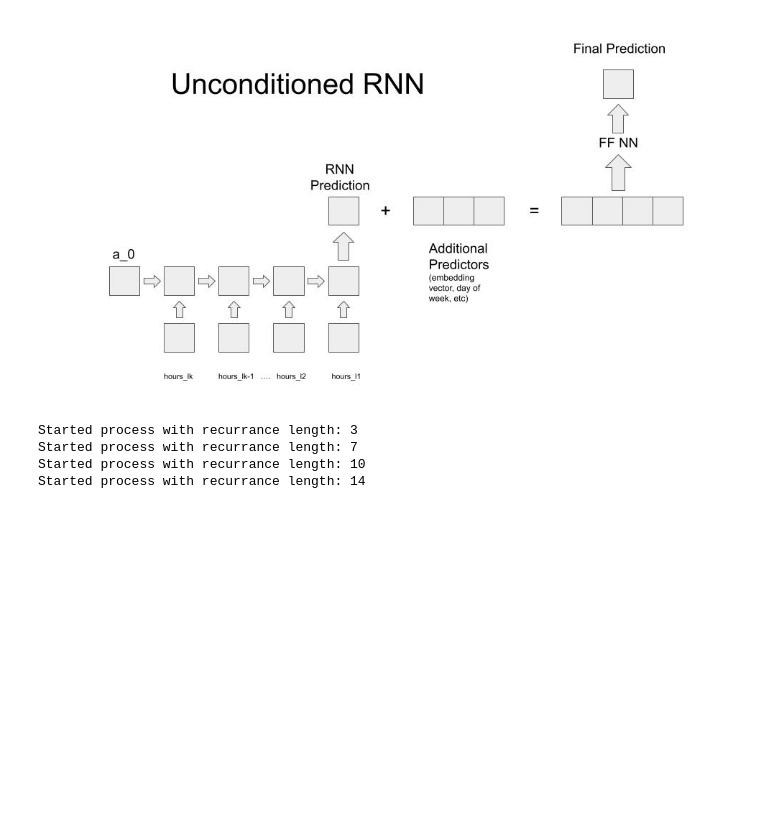
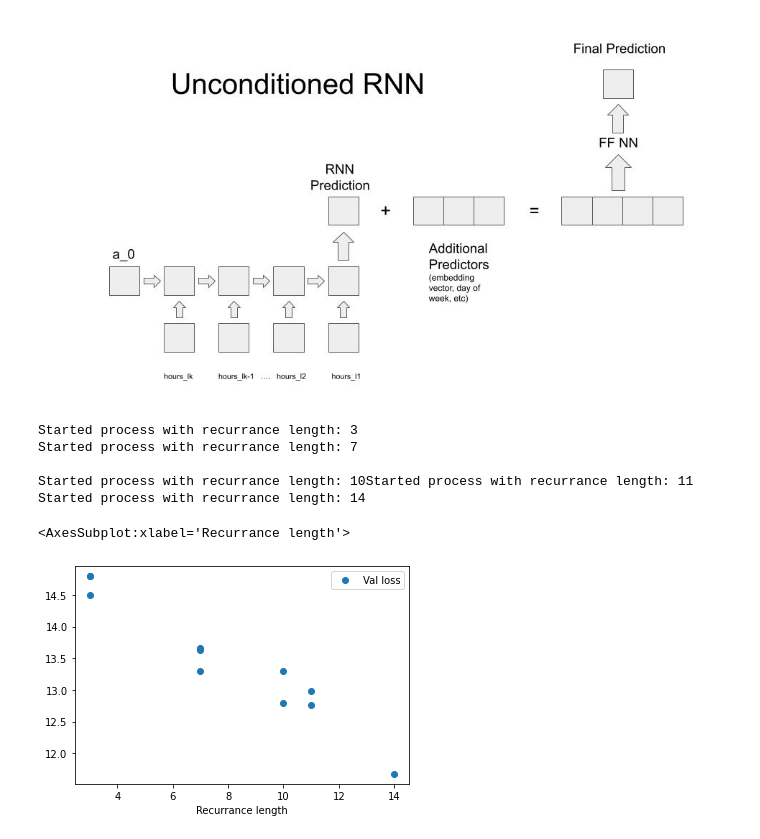
Before and after one commit to aditsharma-projects/RNN-shifts, a Jupyter notebook: notebooks/RNN_Tune.ipynb, the cells around one changed output. Drawn from its saved outputs; the diff is of its cells as text; code cells hidden in the pictures; blank space fills up the shorter version.

Commit message:
Added graph showing relationship between recurrance and val loss

```diff
--- a/notebooks/RNN_Tune.ipynb
+++ b/notebooks/RNN_Tune.ipynb
@@ -152,17 +158,26 @@ def train_and_test_models(recurrance_length,garb):
     log_model_info(param_dict,'/users/facsupport/asharma/RNN-shifts/rnn_tuning_history.csv')
     print("COMPLETED WORK")
 # %%
-lengths = [3,7,10,14]
+lengths = [3,7,10,11,14]
 tasks = []
 for i in range(len(lengths)):
     tasks.append(Process(target=train_and_test_models,args=(lengths[i],0)))
     tasks[i].start()
+train_and_test_models(14,0)
 for i in range(len(lengths)):
     tasks[i].join()
 # %% [output]
 Started process with recurrance length: 3
 Started process with recurrance length: 7
-Started process with recurrance length: 10
+
+Started process with recurrance length: 10Started process with recurrance length: 11
 Started process with recurrance length: 14
 # %%
 data = pd.read_csv('/users/facsupport/asharma/RNN-shifts/rnn_tuning_history.csv')
+# %%
+from matplotlib import pyplot
+data.columns
+data.plot(x='Recurrance length',y='Val loss',style='o')
+# %% [output]
+<AxesSubplot:xlabel='Recurrance length'>
+[figure, added]
```
Also changed, not shown: parts of 2 cells of this notebook.
